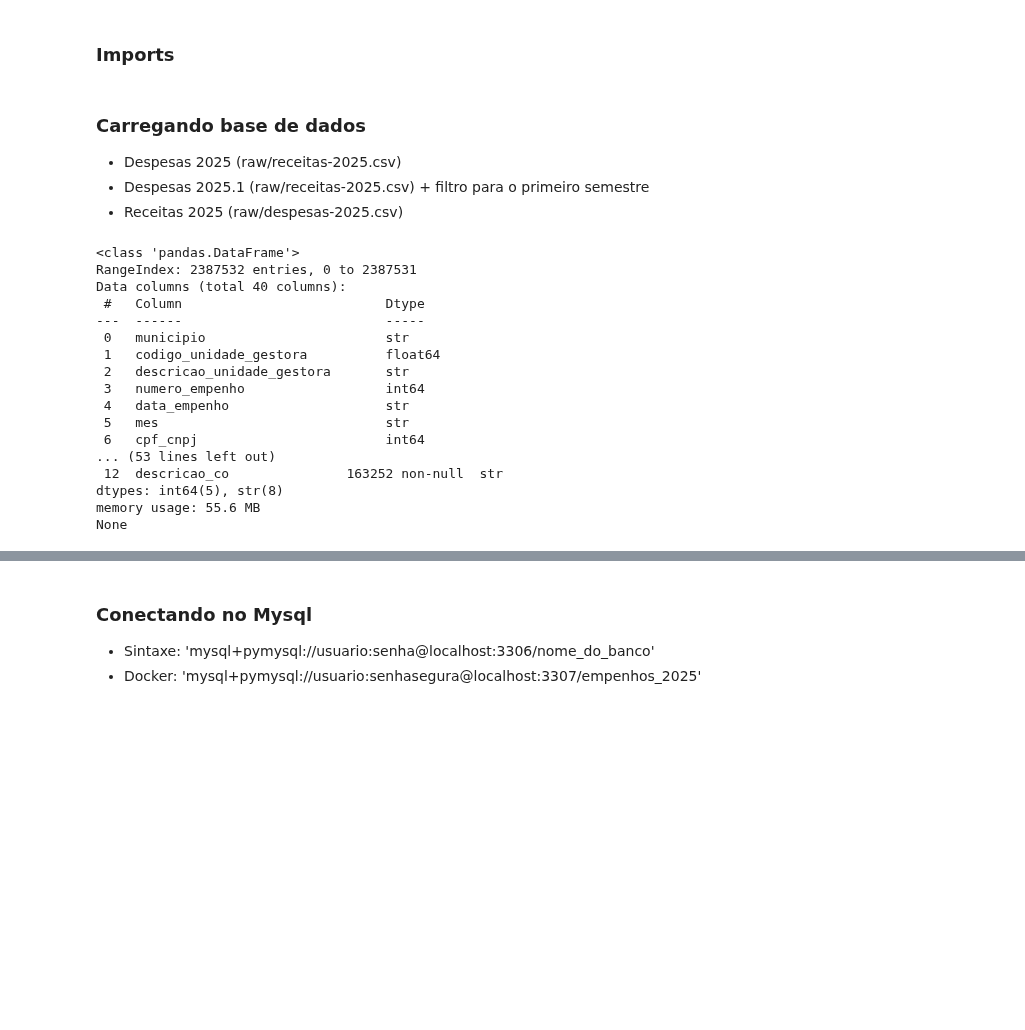
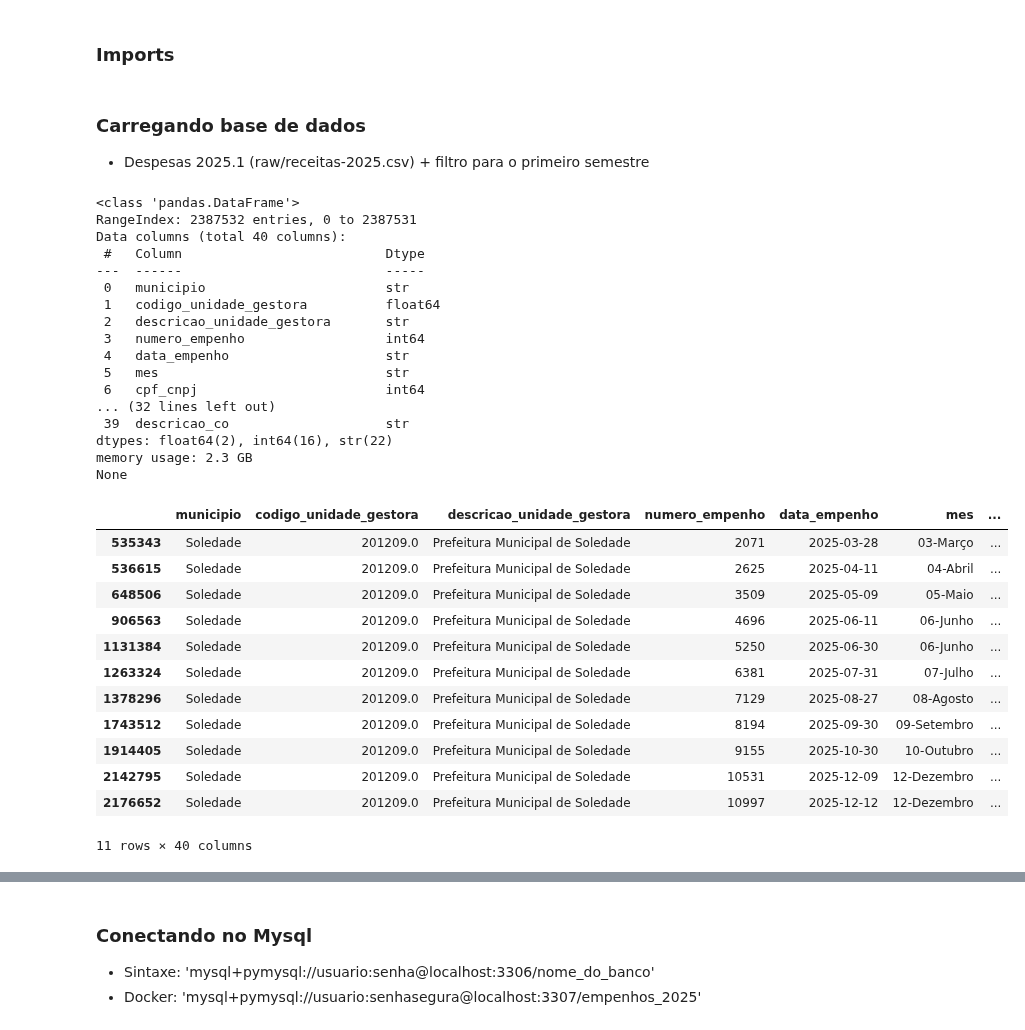
Before and after one commit to neryguilherme/modelagem, a Jupyter notebook: src/python/normalizacao.ipynb, the cells around one changed output, grey strips where cells are left out. Saved outputs shown, nothing was run; the diff lists cells and outputs as text; code cells hidden in the pictures; blank space fills up the shorter version.

```diff
--- a/src/python/normalizacao.ipynb
+++ b/src/python/normalizacao.ipynb
@@ -12,7 +12,5 @@ import duckdb
 from sqlalchemy import create_engine
 # %% [markdown]
 ### Carregando base de dados
-- Despesas 2025 (raw/receitas-2025.csv)
 - Despesas 2025.1 (raw/receitas-2025.csv) + filtro para o primeiro semestre
-- Receitas 2025 (raw/despesas-2025.csv)
 # %%
@@ -21,6 +18,5 @@ df_receitas = pd.read_csv('raw/receitas-2025.csv', sep=';')
 # %%
 print(df_despesas.info())
-print(df_receitas.info())
 # %% [output]
 <class 'pandas.DataFrame'>
 RangeIndex: 2387532 entries, 0 to 2387531
@@ -34,8 +30,24 @@ Data columns (total 40 columns):
  4   data_empenho                    str
  5   mes                             str
  6   cpf_cnpj                        int64
-... (53 lines left out)
- 12  descricao_co               163252 non-null  str
-dtypes: int64(5), str(8)
-memory usage: 55.6 MB
+... (32 lines left out)
+ 39  descricao_co                    str
+dtypes: float64(2), int64(16), str(22)
+memory usage: 2.3 GB
 None
+# %%
+display(df_despesas[df_despesas['cpf_cnpj'] == 17436435])
+# %% [output]
+|  | municipio | codigo_unidade_gestora | descricao_unidade_gestora | numero_empenho | data_empenho | mes | ... |
+| 535343 | Soledade | 201209.0 | Prefeitura Municipal de Soledade | 2071 | 2025-03-28 | 03-Março | ... |
+| 536615 | Soledade | 201209.0 | Prefeitura Municipal de Soledade | 2625 | 2025-04-11 | 04-Abril | ... |
+| 648506 | Soledade | 201209.0 | Prefeitura Municipal de Soledade | 3509 | 2025-05-09 | 05-Maio | ... |
+| 906563 | Soledade | 201209.0 | Prefeitura Municipal de Soledade | 4696 | 2025-06-11 | 06-Junho | ... |
+| 1131384 | Soledade | 201209.0 | Prefeitura Municipal de Soledade | 5250 | 2025-06-30 | 06-Junho | ... |
+| 1263324 | Soledade | 201209.0 | Prefeitura Municipal de Soledade | 6381 | 2025-07-31 | 07-Julho | ... |
+| 1378296 | Soledade | 201209.0 | Prefeitura Municipal de Soledade | 7129 | 2025-08-27 | 08-Agosto | ... |
+| 1743512 | Soledade | 201209.0 | Prefeitura Municipal de Soledade | 8194 | 2025-09-30 | 09-Setembro | ... |
+| 1914405 | Soledade | 201209.0 | Prefeitura Municipal de Soledade | 9155 | 2025-10-30 | 10-Outubro | ... |
+| 2142795 | Soledade | 201209.0 | Prefeitura Municipal de Soledade | 10531 | 2025-12-09 | 12-Dezembro | ... |
+| 2176652 | Soledade | 201209.0 | Prefeitura Municipal de Soledade | 10997 | 2025-12-12 | 12-Dezembro | ... |
+11 rows × 40 columns
```
Also changed, not shown: parts of 11 cells of this notebook, 8 other files.
